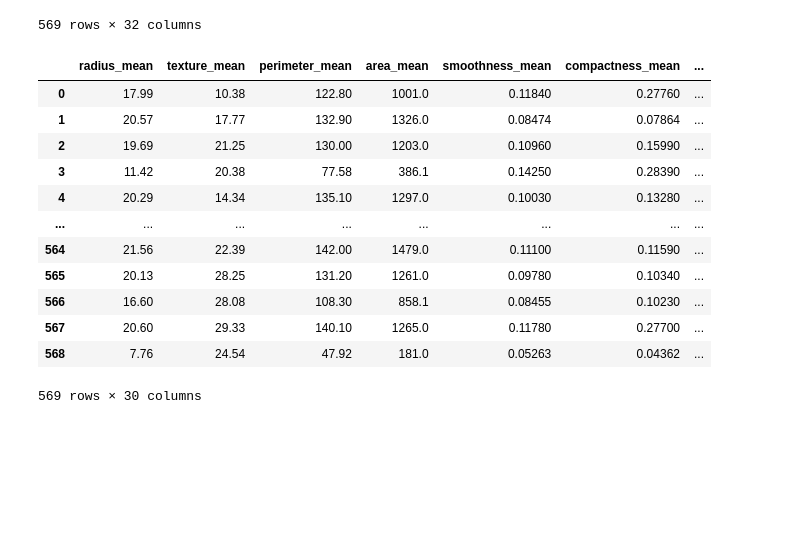
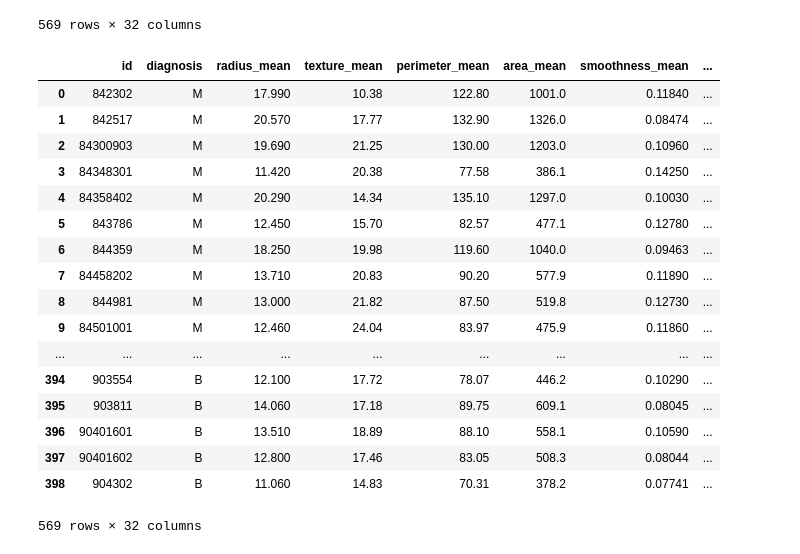
Before and after one commit to A-George26826/Numerical-Precision-Res-Official, a Jupyter notebook: main.ipynb, the cells around one changed output. Drawn from its saved outputs; the diff is of its cells as text; code cells hidden in the pictures; blank space fills up the shorter version.

```diff
--- a/main.ipynb
+++ b/main.ipynb
@@ -51,21 +52,26 @@ bc_df_rounded_example
 # %%
 y = bc_df.loc[:,"diagnosis"]
 X = bc_df.loc[:,"radius_mean":]
-X
+bc_df
 # %% [output]
-|  | radius_mean | texture_mean | perimeter_mean | area_mean | smoothness_mean | compactness_mean | ... |
-| 0 | 17.99 | 10.38 | 122.80 | 1001.0 | 0.11840 | 0.27760 | ... |
-| 1 | 20.57 | 17.77 | 132.90 | 1326.0 | 0.08474 | 0.07864 | ... |
-| 2 | 19.69 | 21.25 | 130.00 | 1203.0 | 0.10960 | 0.15990 | ... |
-| 3 | 11.42 | 20.38 | 77.58 | 386.1 | 0.14250 | 0.28390 | ... |
-| 4 | 20.29 | 14.34 | 135.10 | 1297.0 | 0.10030 | 0.13280 | ... |
-| ... | ... | ... | ... | ... | ... | ... | ... |
-| 564 | 21.56 | 22.39 | 142.00 | 1479.0 | 0.11100 | 0.11590 | ... |
-| 565 | 20.13 | 28.25 | 131.20 | 1261.0 | 0.09780 | 0.10340 | ... |
-| 566 | 16.60 | 28.08 | 108.30 | 858.1 | 0.08455 | 0.10230 | ... |
-| 567 | 20.60 | 29.33 | 140.10 | 1265.0 | 0.11780 | 0.27700 | ... |
-| 568 | 7.76 | 24.54 | 47.92 | 181.0 | 0.05263 | 0.04362 | ... |
+|  | id | diagnosis | radius_mean | texture_mean | perimeter_mean | area_mean | smoothness_mean | ... |
+| 0 | 842302 | M | 17.990 | 10.38 | 122.80 | 1001.0 | 0.11840 | ... |
+| 1 | 842517 | M | 20.570 | 17.77 | 132.90 | 1326.0 | 0.08474 | ... |
+| 2 | 84300903 | M | 19.690 | 21.25 | 130.00 | 1203.0 | 0.10960 | ... |
+| 3 | 84348301 | M | 11.420 | 20.38 | 77.58 | 386.1 | 0.14250 | ... |
+| 4 | 84358402 | M | 20.290 | 14.34 | 135.10 | 1297.0 | 0.10030 | ... |
+| 5 | 843786 | M | 12.450 | 15.70 | 82.57 | 477.1 | 0.12780 | ... |
+| 6 | 844359 | M | 18.250 | 19.98 | 119.60 | 1040.0 | 0.09463 | ... |
+| 7 | 84458202 | M | 13.710 | 20.83 | 90.20 | 577.9 | 0.11890 | ... |
+| 8 | 844981 | M | 13.000 | 21.82 | 87.50 | 519.8 | 0.12730 | ... |
+| 9 | 84501001 | M | 12.460 | 24.04 | 83.97 | 475.9 | 0.11860 | ... |
+| ... | ... | ... | ... | ... | ... | ... | ... | ... |
+| 394 | 903554 | B | 12.100 | 17.72 | 78.07 | 446.2 | 0.10290 | ... |
+| 395 | 903811 | B | 14.060 | 17.18 | 89.75 | 609.1 | 0.08045 | ... |
+| 396 | 90401601 | B | 13.510 | 18.89 | 88.10 | 558.1 | 0.10590 | ... |
+| 397 | 90401602 | B | 12.800 | 17.46 | 83.05 | 508.3 | 0.08044 | ... |
+| 398 | 904302 | B | 11.060 | 14.83 | 70.31 | 378.2 | 0.07741 | ... |
-569 rows × 30 columns
+569 rows × 32 columns
 # %%
 
 X_train, X_test, y_train, y_test = train_test_split(X, y, train_size=.8, random_state=42)
```
Also changed, not shown: parts of 10 cells of this notebook.
